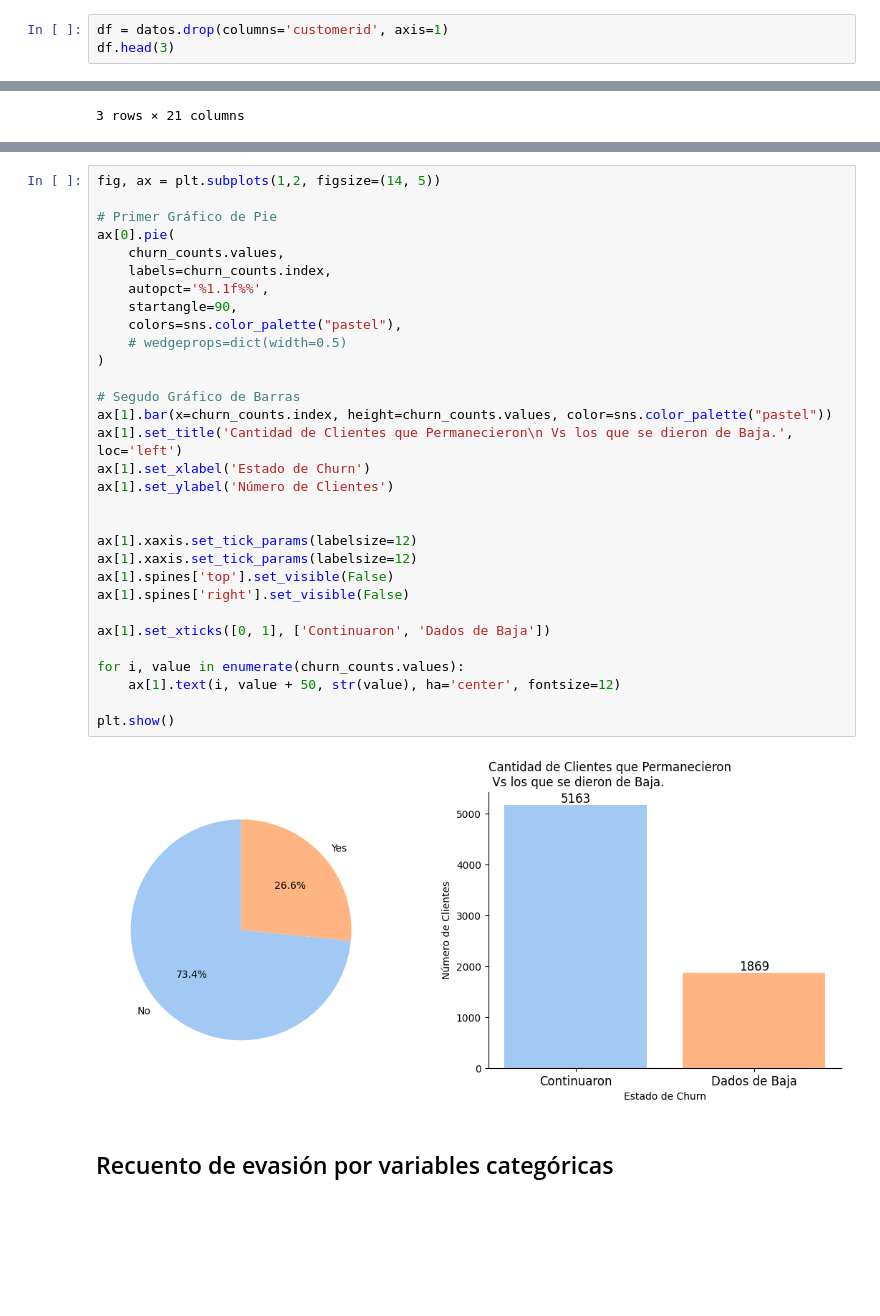
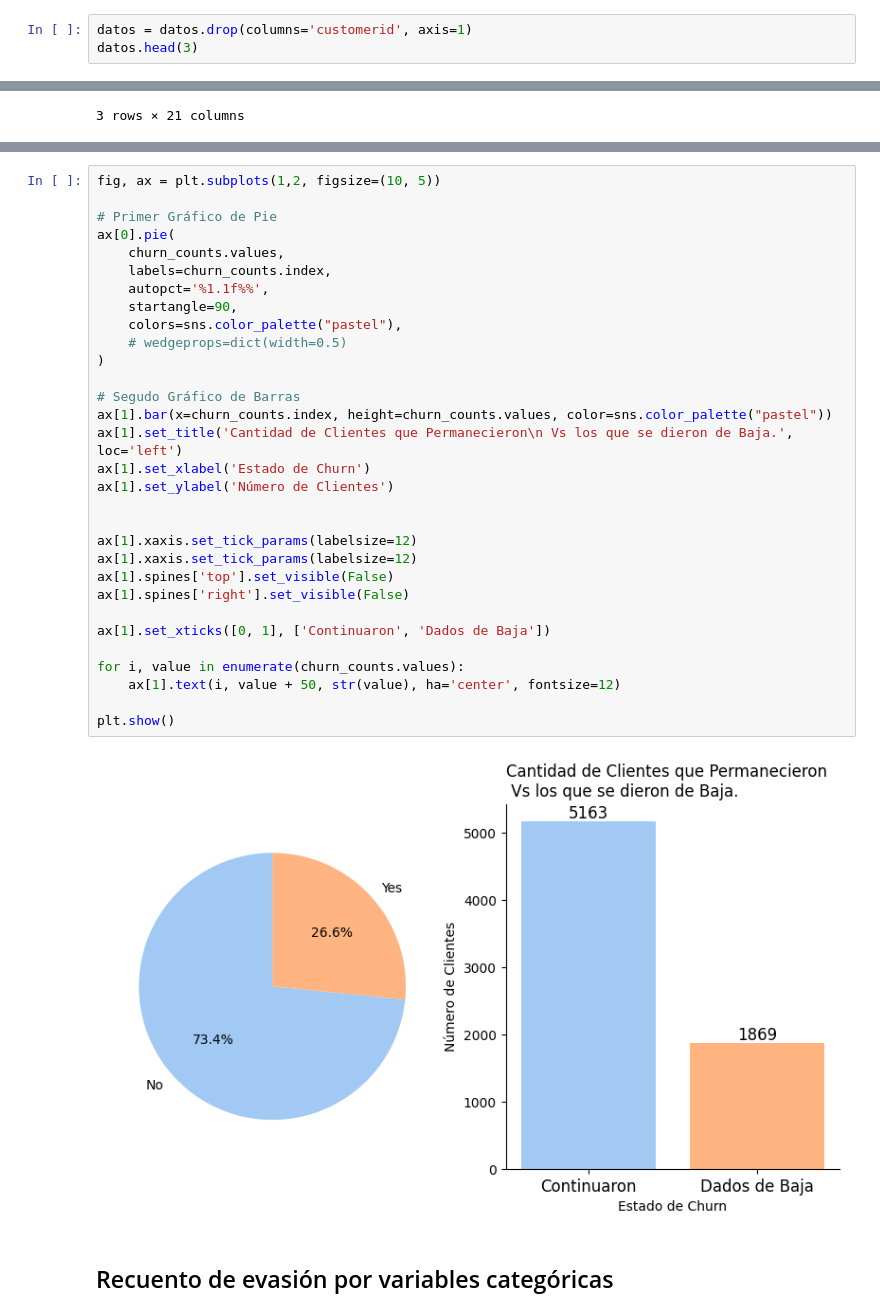
Before and after one commit to Darianna-dev/TELECOM-X-2, a Jupyter notebook: TelecomX_LATAM_2.ipynb, the cells around one changed output, grey strips where cells are left out. Saved outputs shown, nothing was run; the diff lists cells and outputs as text; blank space fills up the shorter version.

```diff
--- a/TelecomX_LATAM_2.ipynb
+++ b/TelecomX_LATAM_2.ipynb
@@ -404,8 +405,8 @@ datos.describe()
 | 75% | 0.000000 | 1.000000 | 1.000000 | 55.000000 | 1.000000 | 1.000000 | 1.000000 | ... |
 | max | 1.000000 | 1.000000 | 1.000000 | 72.000000 | 1.000000 | 1.000000 | 1.000000 | ... |
 # %%
-df = datos.drop(columns='customerid', axis=1)
-df.head(3)
+datos = datos.drop(columns='customerid', axis=1)
+datos.head(3)
 # %% [output]
 |  | churn | gender | seniorcitizen | partner | dependents | tenure | phoneservice | multiplelines | ... |
 | 0 | No | Female | 0 | 1 | 1 | 9 | 1 | 0 | ... |
@@ -454,38 +455,38 @@ No     5163
 Yes    1869
 Name: count, dtype: int64
 # %%
-fig, ax = plt.subplots(1,2, figsize=(14, 5))
+fig, ax = plt.subplots(1,2, figsize=(10, 5))
 
 # Primer Gráfico de Pie
 ax[0].pie(
     churn_counts.values,
     labels=churn_counts.index,
     autopct='%1.1f%%',
     startangle=90,
     colors=sns.color_palette("pastel"),
     # wedgeprops=dict(width=0.5)
 )
 
 # Segudo Gráfico de Barras
 ax[1].bar(x=churn_counts.index, height=churn_counts.values, color=sns.color_palette("pastel"))
 ax[1].set_title('Cantidad de Clientes que Permanecieron\n Vs los que se dieron de Baja.', loc='left')
 ax[1].set_xlabel('Estado de Churn')
 ax[1].set_ylabel('Número de Clientes')
 
 
 ax[1].xaxis.set_tick_params(labelsize=12)
 ax[1].xaxis.set_tick_params(labelsize=12)
 ax[1].spines['top'].set_visible(False)
 ax[1].spines['right'].set_visible(False)
 
 ax[1].set_xticks([0, 1], ['Continuaron', 'Dados de Baja'])
 
 for i, value in enumerate(churn_counts.values):
     ax[1].text(i, value + 50, str(value), ha='center', fontsize=12)
 
 plt.show()
 # %% [output]
-[figure, old version]
+[figure, new version]
 # %% [markdown]
 ## Recuento de evasión por variables categóricas
 # %%
```
Also changed, not shown: parts of 97 cells of this notebook.
